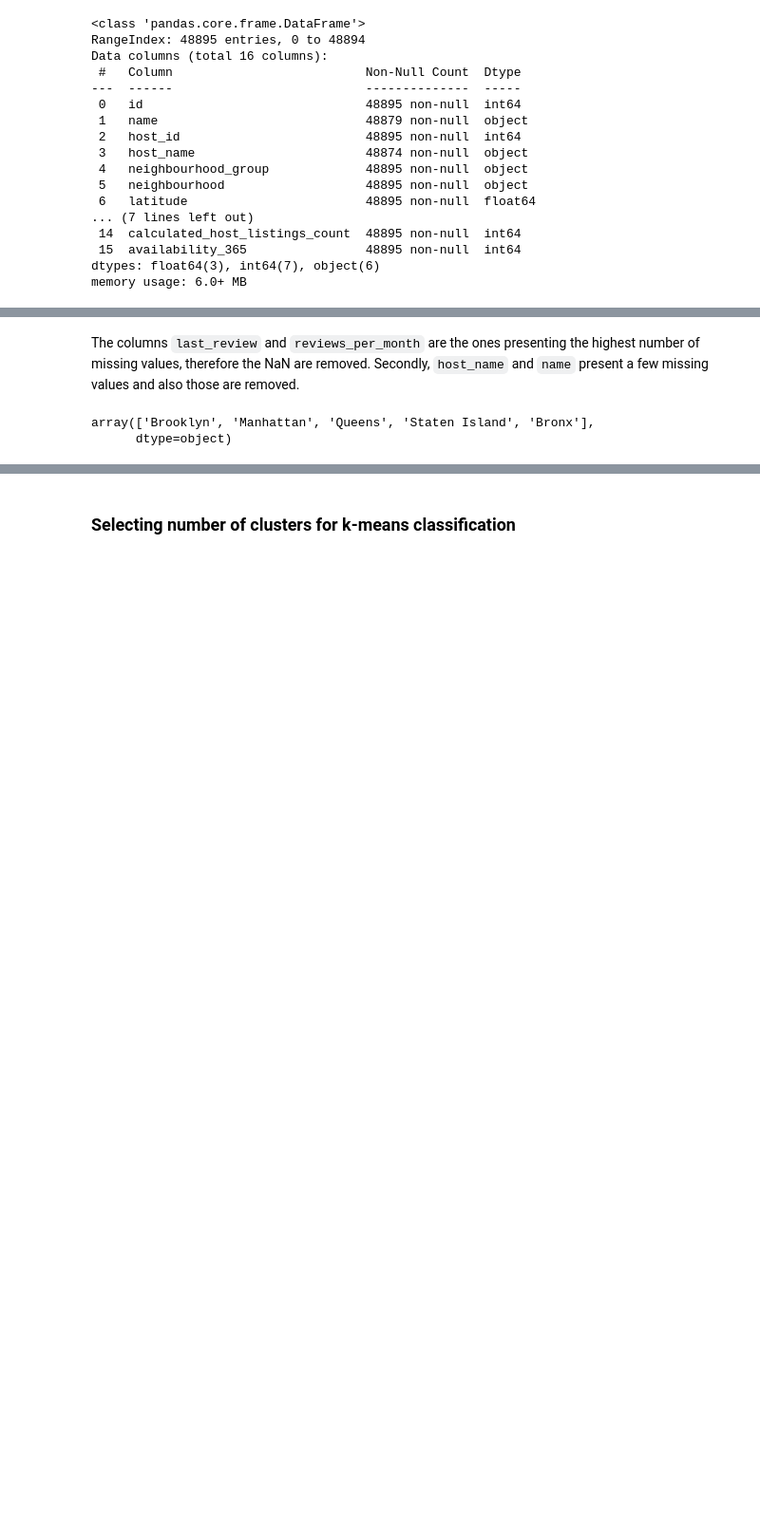
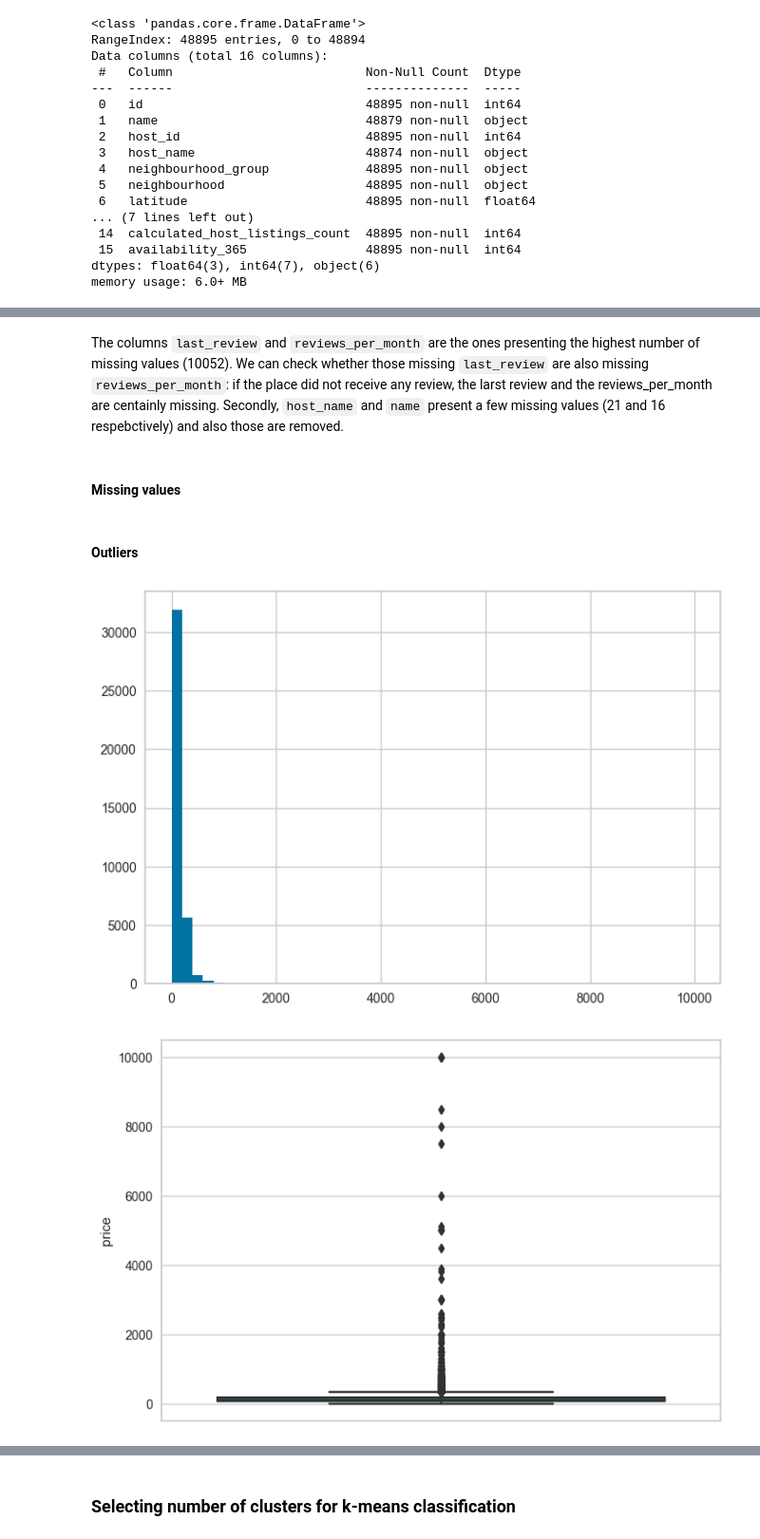
Before and after one commit to mzeugenia/AirBnB-in-NYC-Accommodation-Segmentation, a Jupyter notebook: AirBnB Customer segmentation.ipynb, the cells around one changed output, grey strips where cells are left out. Shown at 95% size. Drawn from its saved outputs; the diff is of its cells as text; code cells hidden in the pictures; blank space fills up the shorter version.

```diff
--- a/AirBnB Customer segmentation.ipynb
+++ b/AirBnB Customer segmentation.ipynb
@@ -56,4 +75,6 @@ memory usage: 6.0+ MB
 # %% [markdown]
-The columns `last_review` and `reviews_per_month` are the ones presenting the highest number of missing values, therefore the NaN are removed.
-Secondly, `host_name` and `name` present a few missing values and also those are removed.
+The columns `last_review` and `reviews_per_month` are the ones presenting the highest number of missing values (10052). We can check whether those missing `last_review` are also missing `reviews_per_month`: if the place did not receive any review, the larst review and the reviews_per_month are centainly missing.
+Secondly, `host_name` and `name` present a few missing values (21 and 16 respebctively) and also those are removed.
+# %% [markdown]
+#### Missing values
 # %%
@@ -62,8 +83,17 @@ df.dropna(inplace = True)
 df.reset_index(inplace = True, drop = True)
 # %%
 # Convert revelant categorical columns into integers
-df['neighbourhood_group'] = df['neighbourhood_group'].map({'Brooklyn':1, 'Manhattan':2, 'Queens':3, 'Staten Island':4, 'Bronx':5})
-df['room_type'] = df['room_type'].map({'Private room':1, 'Entire home/apt':2, 'Shared room':3})
+df['neighbourhood_group_int'] = df['neighbourhood_group'].map({'Brooklyn':1, 'Manhattan':2, 'Queens':3, 'Staten Island':4, 'Bronx':5})
+df['room_type_int'] = df['room_type'].map({'Private room':1, 'Entire home/apt':2, 'Shared room':3})
-# %% [output]
-array(['Brooklyn', 'Manhattan', 'Queens', 'Staten Island', 'Bronx'],
-      dtype=object)
+# %% [markdown]
+#### Outliers
+# %%
+# Price
+plt.hist(data = df, x = 'price', bins=50)
+plt.show()
+sns.boxplot(data = df,
+            y = 'price')
+plt.show()
+# %% [output]
+[figure, added]
+[figure, added]
```
Also changed, not shown: parts of 84 cells of this notebook, 3 other files.
